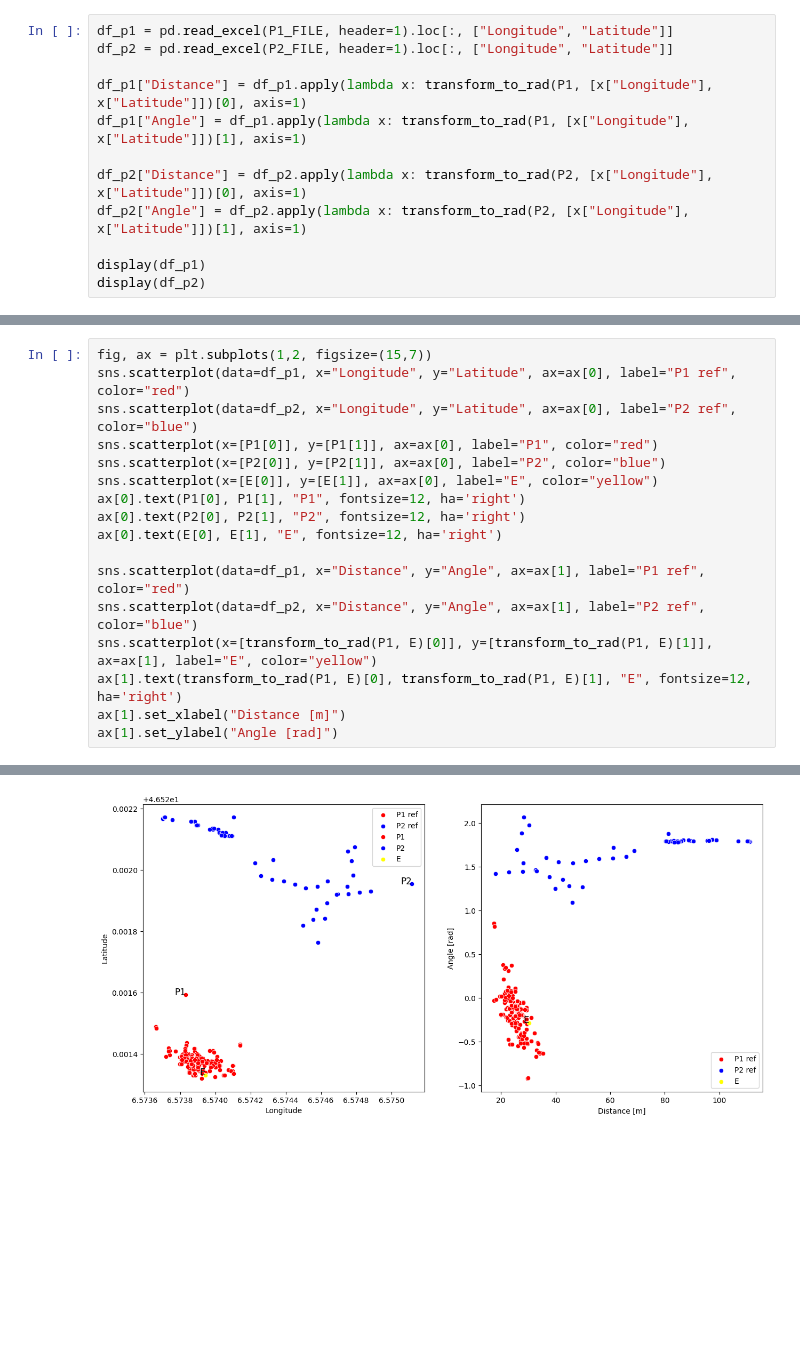
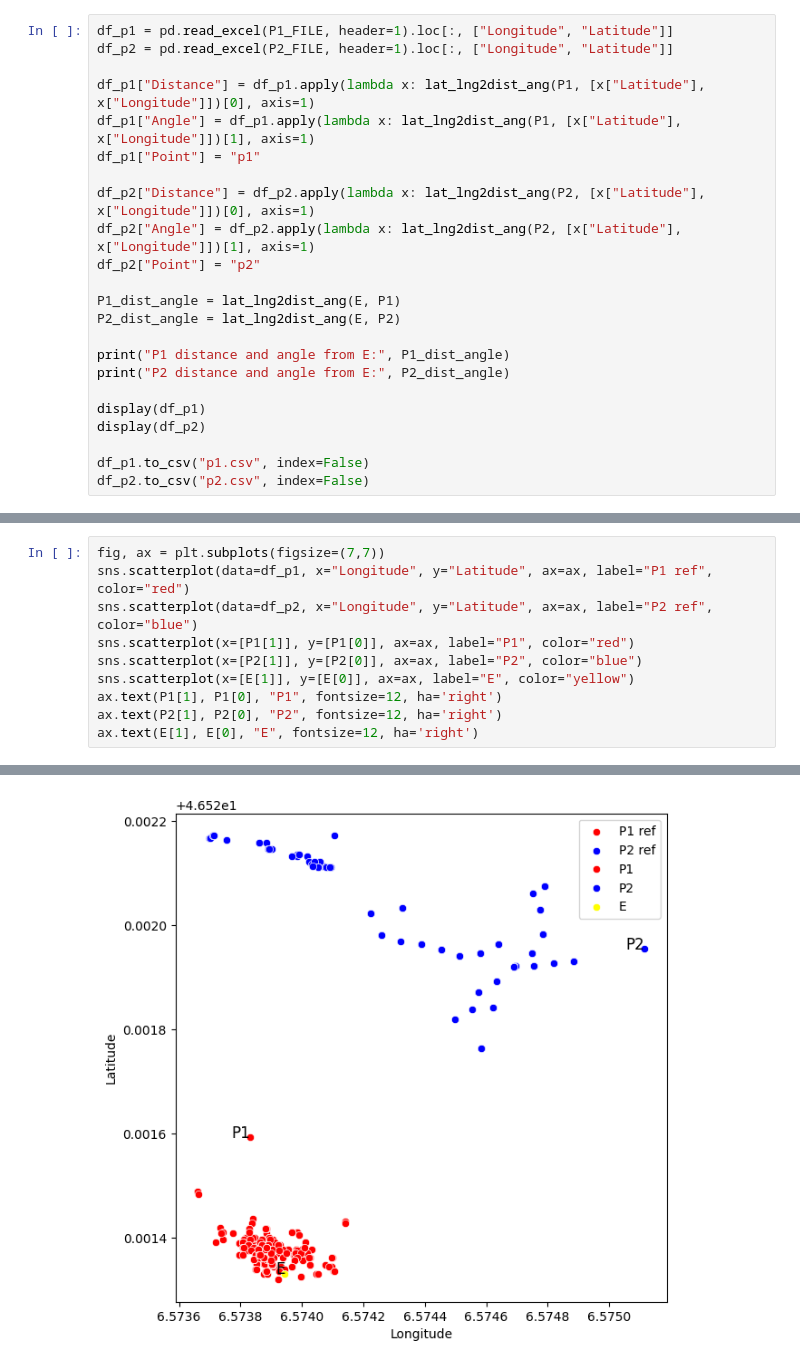
Before and after one commit to KlemenVovk/gps_evaluation, a Jupyter notebook: main.ipynb, the cells around one changed output, grey strips where cells are left out. Drawn from its saved outputs; the diff is of its cells as text; blank space fills up the shorter version.

Commit message:
Fix transformation to polar coords.

```diff
--- a/main.ipynb
+++ b/main.ipynb
@@ -26,12 +27,23 @@ def transform_to_rad(zero, coords):
 df_p1 = pd.read_excel(P1_FILE, header=1).loc[:, ["Longitude", "Latitude"]]
 df_p2 = pd.read_excel(P2_FILE, header=1).loc[:, ["Longitude", "Latitude"]]
 
-df_p1["Distance"] = df_p1.apply(lambda x: transform_to_rad(P1, [x["Longitude"], x["Latitude"]])[0], axis=1)
-df_p1["Angle"] = df_p1.apply(lambda x: transform_to_rad(P1, [x["Longitude"], x["Latitude"]])[1], axis=1)
+df_p1["Distance"] = df_p1.apply(lambda x: lat_lng2dist_ang(P1, [x["Latitude"], x["Longitude"]])[0], axis=1)
+df_p1["Angle"] = df_p1.apply(lambda x: lat_lng2dist_ang(P1, [x["Latitude"], x["Longitude"]])[1], axis=1)
+df_p1["Point"] = "p1"
 
-df_p2["Distance"] = df_p2.apply(lambda x: transform_to_rad(P2, [x["Longitude"], x["Latitude"]])[0], axis=1)
-df_p2["Angle"] = df_p2.apply(lambda x: transform_to_rad(P2, [x["Longitude"], x["Latitude"]])[1], axis=1)
+df_p2["Distance"] = df_p2.apply(lambda x: lat_lng2dist_ang(P2, [x["Latitude"], x["Longitude"]])[0], axis=1)
+df_p2["Angle"] = df_p2.apply(lambda x: lat_lng2dist_ang(P2, [x["Latitude"], x["Longitude"]])[1], axis=1)
+df_p2["Point"] = "p2"
+
+P1_dist_angle = lat_lng2dist_ang(E, P1)
+P2_dist_angle = lat_lng2dist_ang(E, P2)
+
+print("P1 distance and angle from E:", P1_dist_angle)
+print("P2 distance and angle from E:", P2_dist_angle)
 
 display(df_p1)
 display(df_p2)
+
+df_p1.to_csv("p1.csv", index=False)
+df_p2.to_csv("p2.csv", index=False)
 # %% [output]
@@ -64,18 +78,11 @@ display(df_p2)
 # %%
-fig, ax = plt.subplots(1,2, figsize=(15,7))
-sns.scatterplot(data=df_p1, x="Longitude", y="Latitude", ax=ax[0], label="P1 ref", color="red")
-sns.scatterplot(data=df_p2, x="Longitude", y="Latitude", ax=ax[0], label="P2 ref", color="blue")
-sns.scatterplot(x=[P1[0]], y=[P1[1]], ax=ax[0], label="P1", color="red")
-sns.scatterplot(x=[P2[0]], y=[P2[1]], ax=ax[0], label="P2", color="blue")
-sns.scatterplot(x=[E[0]], y=[E[1]], ax=ax[0], label="E", color="yellow")
-ax[0].text(P1[0], P1[1], "P1", fontsize=12, ha='right')
-ax[0].text(P2[0], P2[1], "P2", fontsize=12, ha='right')
-ax[0].text(E[0], E[1], "E", fontsize=12, ha='right')
-
-sns.scatterplot(data=df_p1, x="Distance", y="Angle", ax=ax[1], label="P1 ref", color="red")
-sns.scatterplot(data=df_p2, x="Distance", y="Angle", ax=ax[1], label="P2 ref", color="blue")
-sns.scatterplot(x=[transform_to_rad(P1, E)[0]], y=[transform_to_rad(P1, E)[1]], ax=ax[1], label="E", color="yellow")
-ax[1].text(transform_to_rad(P1, E)[0], transform_to_rad(P1, E)[1], "E", fontsize=12, ha='right')
-ax[1].set_xlabel("Distance [m]")
-ax[1].set_ylabel("Angle [rad]")
+fig, ax = plt.subplots(figsize=(7,7))
+sns.scatterplot(data=df_p1, x="Longitude", y="Latitude", ax=ax, label="P1 ref", color="red")
+sns.scatterplot(data=df_p2, x="Longitude", y="Latitude", ax=ax, label="P2 ref", color="blue")
+sns.scatterplot(x=[P1[1]], y=[P1[0]], ax=ax, label="P1", color="red")
+sns.scatterplot(x=[P2[1]], y=[P2[0]], ax=ax, label="P2", color="blue")
+sns.scatterplot(x=[E[1]], y=[E[0]], ax=ax, label="E", color="yellow")
+ax.text(P1[1], P1[0], "P1", fontsize=12, ha='right')
+ax.text(P2[1], P2[0], "P2", fontsize=12, ha='right')
+ax.text(E[1], E[0], "E", fontsize=12, ha='right')
 # %% [output]
@@ -83 +90 @@ Text(0, 0.5, 'Angle [rad]')
-[figure, old version]
+[figure, new version]
```
Also changed, not shown: parts of 8 cells of this notebook, 4 other files.
